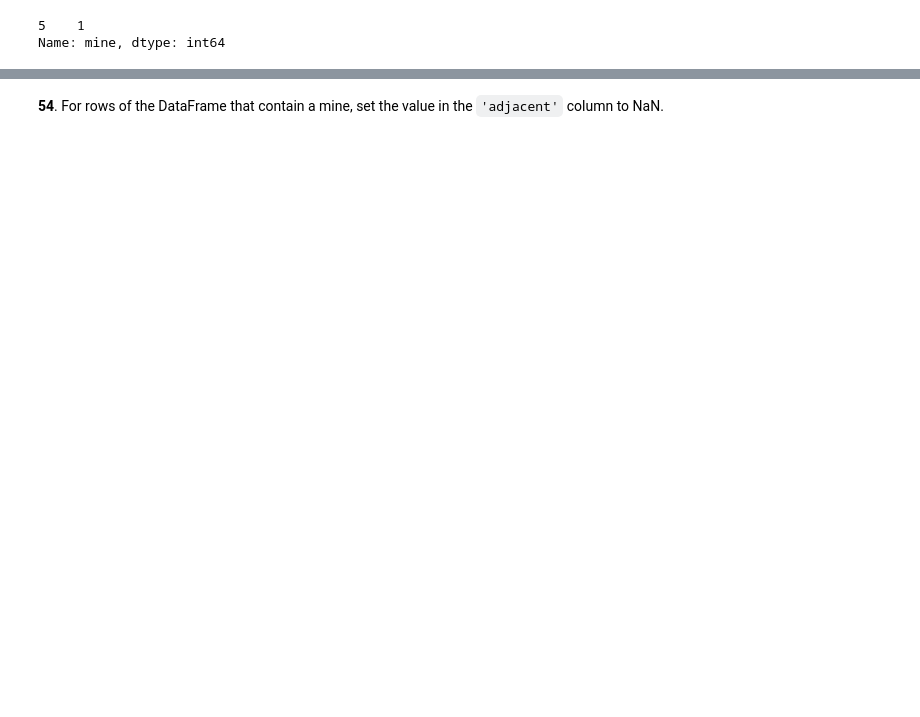
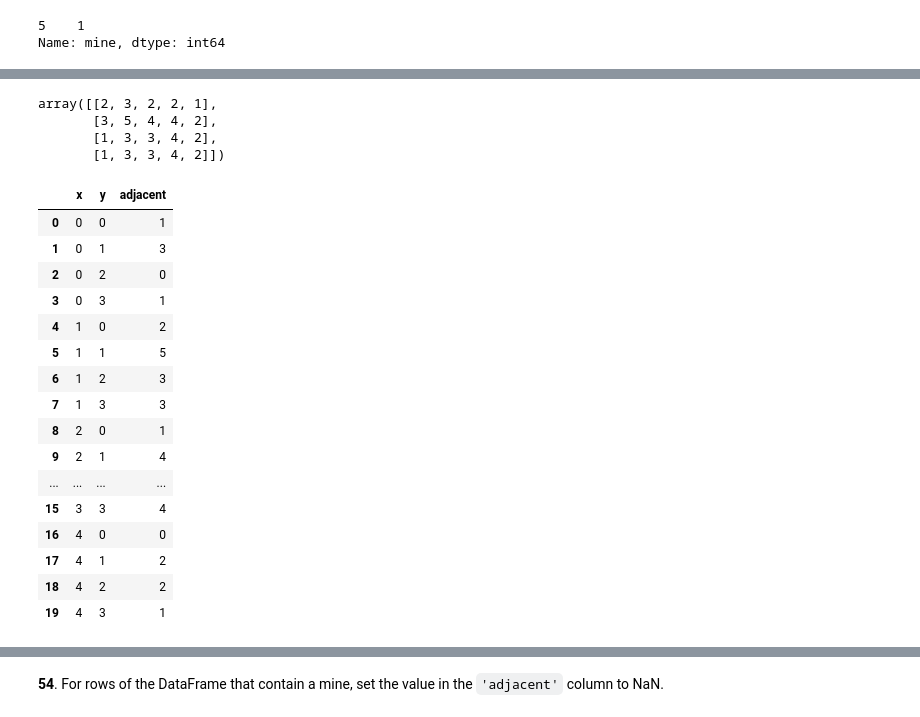
Before and after one commit to rachelpoole/100-pandas-puzzles, a Jupyter notebook: 100-pandas-puzzles.ipynb, the cells around one changed output, grey strips where cells are left out. Cells and saved outputs as stored; diff of their text form; code cells hidden in the pictures; blank space fills up the shorter version.

```diff
--- a/100-pandas-puzzles.ipynb
+++ b/100-pandas-puzzles.ipynb
@@ -1155,0 +1160,29 @@ df
+# %%
+counts
+# %% [output]
+array([[2, 3, 2, 2, 1],
+       [3, 5, 4, 4, 2],
+       [1, 3, 3, 4, 2],
+       [1, 3, 3, 4, 2]])
+# %%
+result = (counts-mine_grid).unstack().reset_index()
+result = result.rename(columns = {0: 'adjacent'})
+result
+# %% [output]
+|  | x | y | adjacent |
+| 0 | 0 | 0 | 1 |
+| 1 | 0 | 1 | 3 |
+| 2 | 0 | 2 | 0 |
+| 3 | 0 | 3 | 1 |
+| 4 | 1 | 0 | 2 |
+| 5 | 1 | 1 | 5 |
+| 6 | 1 | 2 | 3 |
+| 7 | 1 | 3 | 3 |
+| 8 | 2 | 0 | 1 |
+| 9 | 2 | 1 | 4 |
+| ... | ... | ... | ... |
+| 15 | 3 | 3 | 4 |
+| 16 | 4 | 0 | 0 |
+| 17 | 4 | 1 | 2 |
+| 18 | 4 | 2 | 2 |
+| 19 | 4 | 3 | 1 |
```
Also changed, not shown: parts of 11 cells of this notebook.
